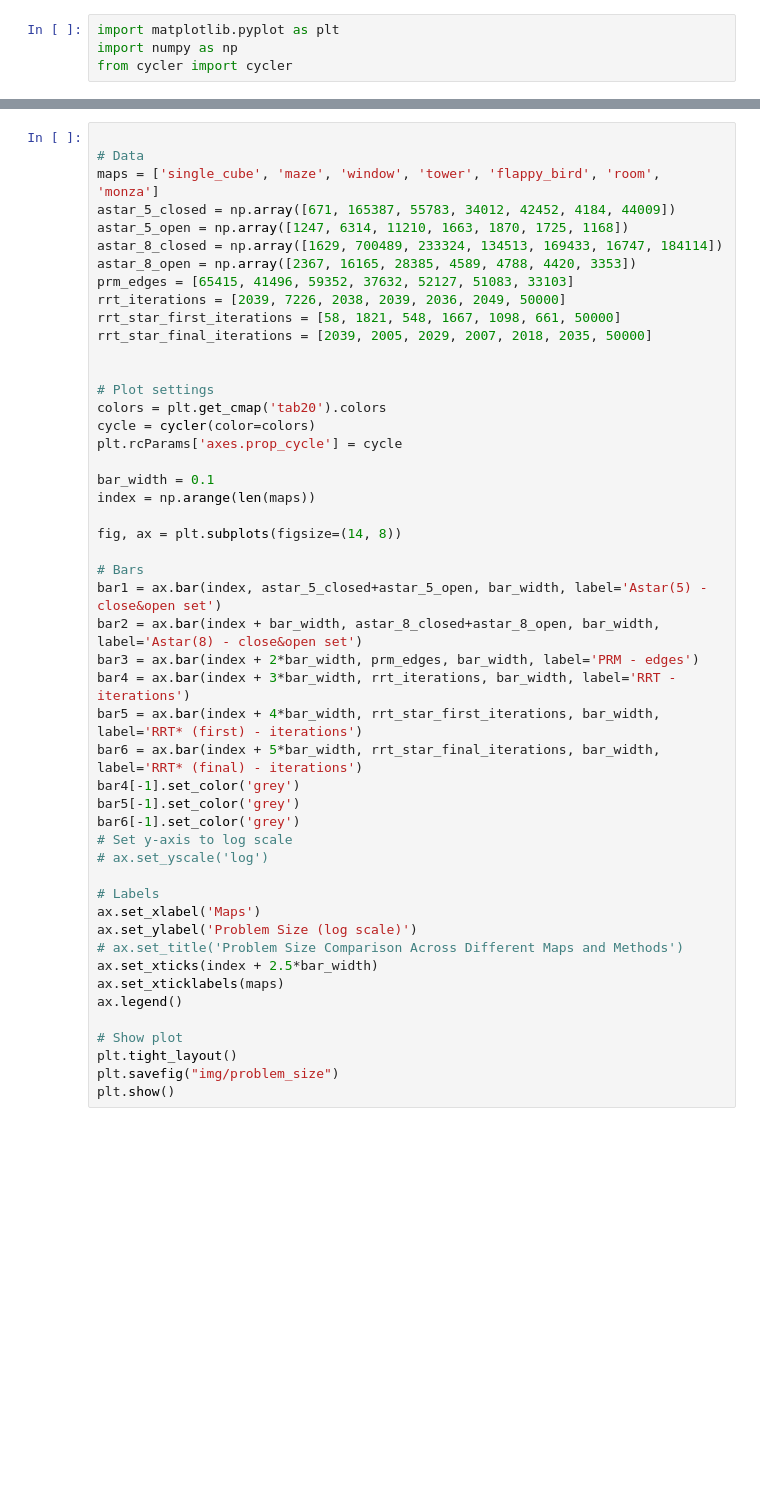
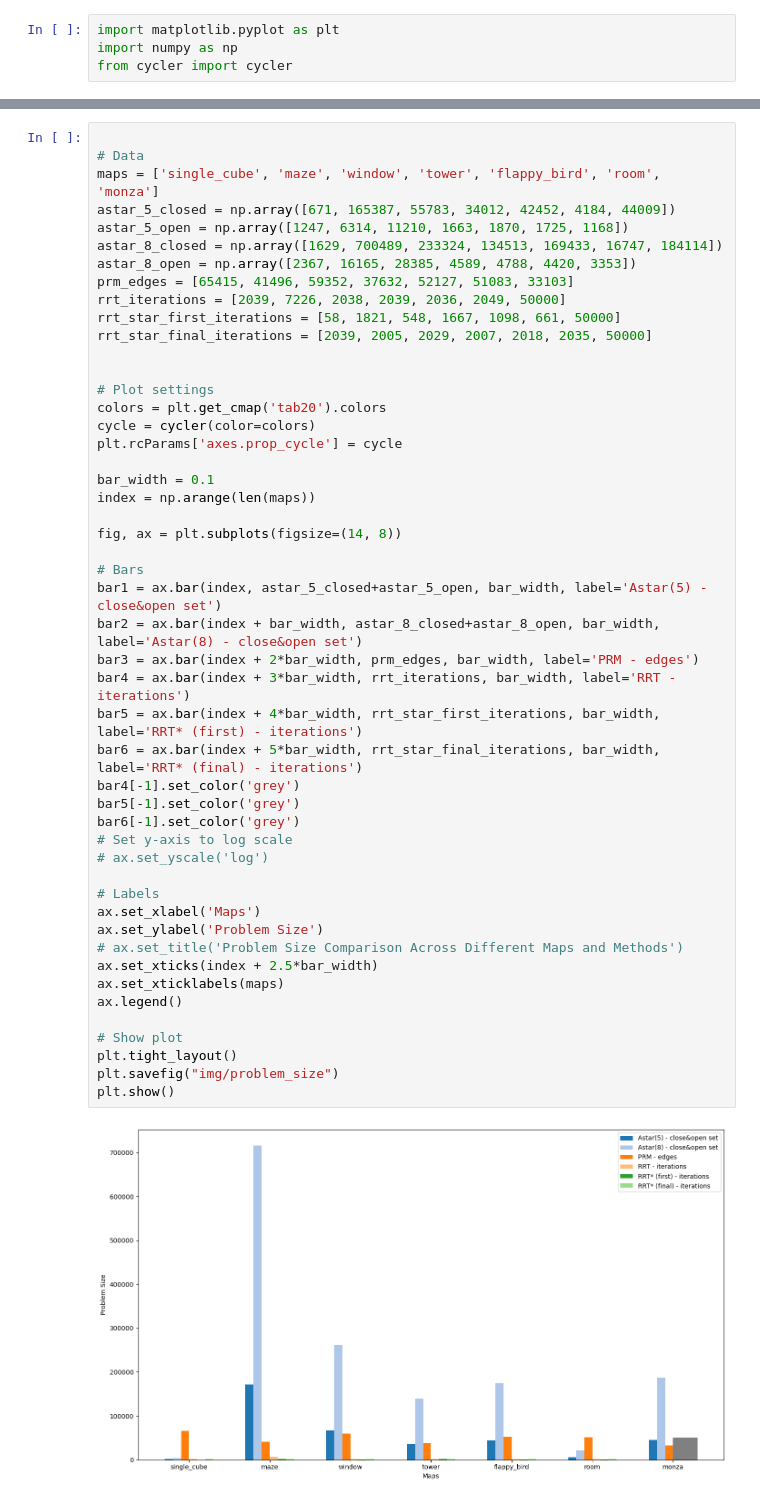
Before and after one commit to weixiao-zhan/ECE276B_PR2, a Jupyter notebook: report/report.ipynb, the cells around one changed output, grey strips where cells are left out. Drawn from its saved outputs; the diff is of its cells as text; blank space fills up the shorter version.

```diff
--- a/report/report.ipynb
+++ b/report/report.ipynb
@@ -67,34 +69,36 @@ plt.rcParams['axes.prop_cycle'] = cycle
 
 bar_width = 0.1
 index = np.arange(len(maps))
 
 fig, ax = plt.subplots(figsize=(14, 8))
 
 # Bars
 bar1 = ax.bar(index, astar_5_closed+astar_5_open, bar_width, label='Astar(5) - close&open set')
 bar2 = ax.bar(index + bar_width, astar_8_closed+astar_8_open, bar_width, label='Astar(8) - close&open set')
 bar3 = ax.bar(index + 2*bar_width, prm_edges, bar_width, label='PRM - edges')
 bar4 = ax.bar(index + 3*bar_width, rrt_iterations, bar_width, label='RRT - iterations')
 bar5 = ax.bar(index + 4*bar_width, rrt_star_first_iterations, bar_width, label='RRT* (first) - iterations')
 bar6 = ax.bar(index + 5*bar_width, rrt_star_final_iterations, bar_width, label='RRT* (final) - iterations')
 bar4[-1].set_color('grey')
 bar5[-1].set_color('grey')
 bar6[-1].set_color('grey')
 # Set y-axis to log scale
 # ax.set_yscale('log')
 
 # Labels
 ax.set_xlabel('Maps')
-ax.set_ylabel('Problem Size (log scale)')
+ax.set_ylabel('Problem Size')
 # ax.set_title('Problem Size Comparison Across Different Maps and Methods')
 ax.set_xticks(index + 2.5*bar_width)
 ax.set_xticklabels(maps)
 ax.legend()
 
 # Show plot
 plt.tight_layout()
 plt.savefig("img/problem_size")
 plt.show()
+# %% [output]
+[figure, added]
 # %%
 import matplotlib.pyplot as plt
 import numpy as np
```
Also changed, not shown: parts of 3 cells of this notebook, 4 other files.
